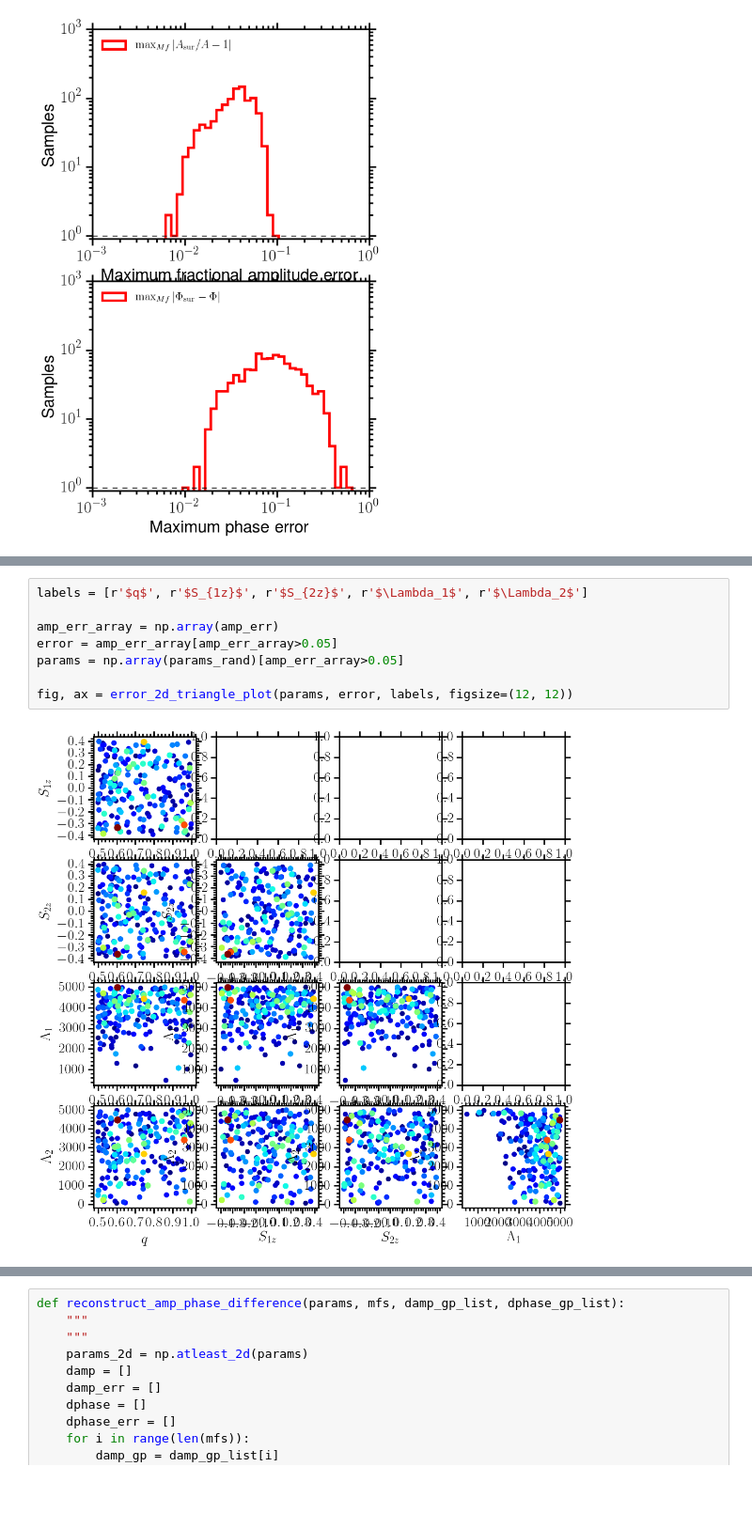
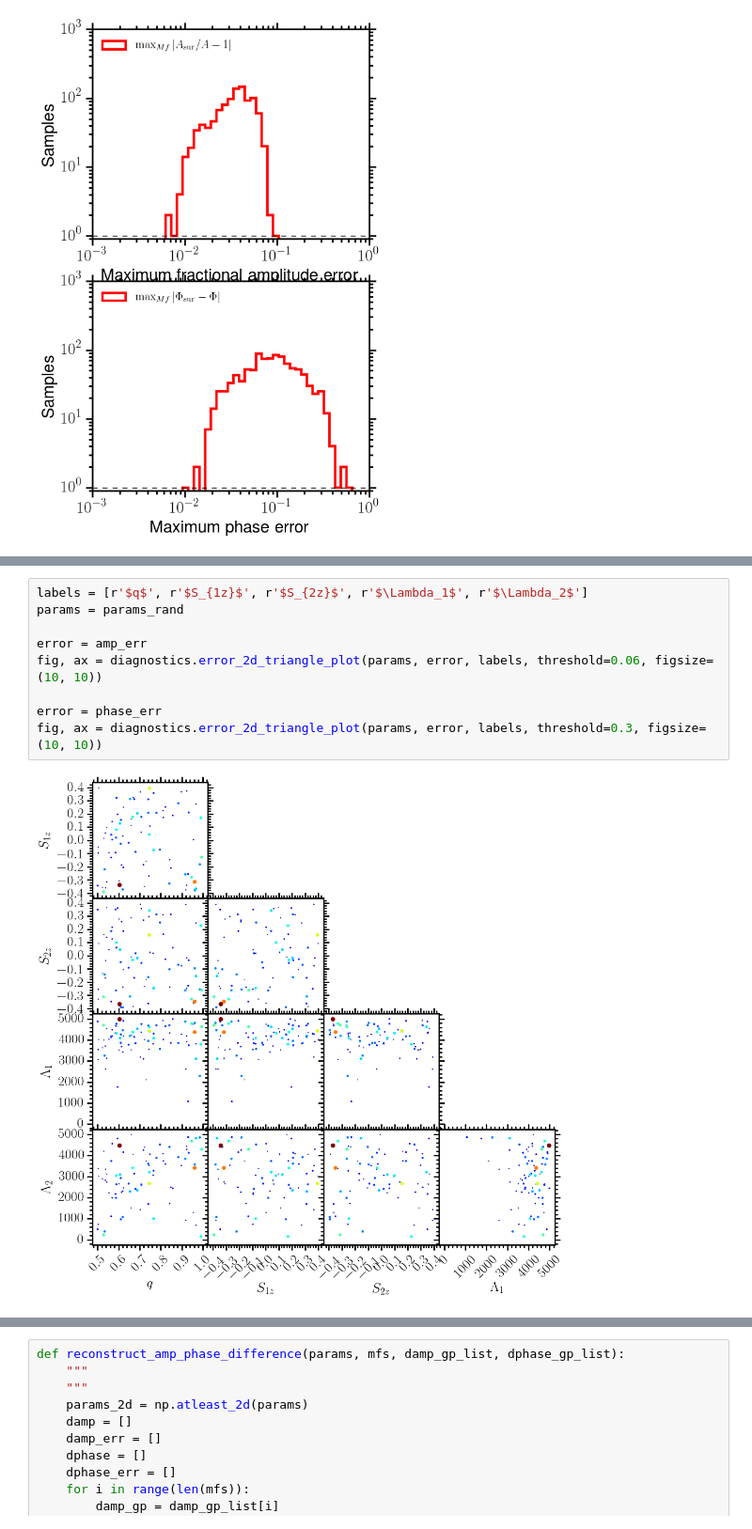
Before and after one commit to benjaminlackey/gpsurrogate, a Jupyter notebook: notebooks/FDAlignedSpin.ipynb, the cells around one changed output, grey strips where cells are left out. Shown at 94% size. Saved outputs shown, nothing was run; the diff lists cells and outputs as text; blank space fills up the shorter version.

```diff
--- a/notebooks/FDAlignedSpin.ipynb
+++ b/notebooks/FDAlignedSpin.ipynb
@@ -637,10 +593,11 @@ def error_2d_triangle_plot(params, error, labels, figsize=(12, 12)):
 # %%
 labels = [r'$q$', r'$S_{1z}$', r'$S_{2z}$', r'$\Lambda_1$', r'$\Lambda_2$']
+params = params_rand
 
-amp_err_array = np.array(amp_err)
-error = amp_err_array[amp_err_array>0.05]
-params = np.array(params_rand)[amp_err_array>0.05]
+error = amp_err
+fig, ax = diagnostics.error_2d_triangle_plot(params, error, labels, threshold=0.06, figsize=(10, 10))
 
-fig, ax = error_2d_triangle_plot(params, error, labels, figsize=(12, 12))
+error = phase_err
+fig, ax = diagnostics.error_2d_triangle_plot(params, error, labels, threshold=0.3, figsize=(10, 10))
 # %% [output]
-[figure, old version]
+[figure, new version]
```
Also changed, not shown: parts of 11 cells of this notebook, 1 other file.
